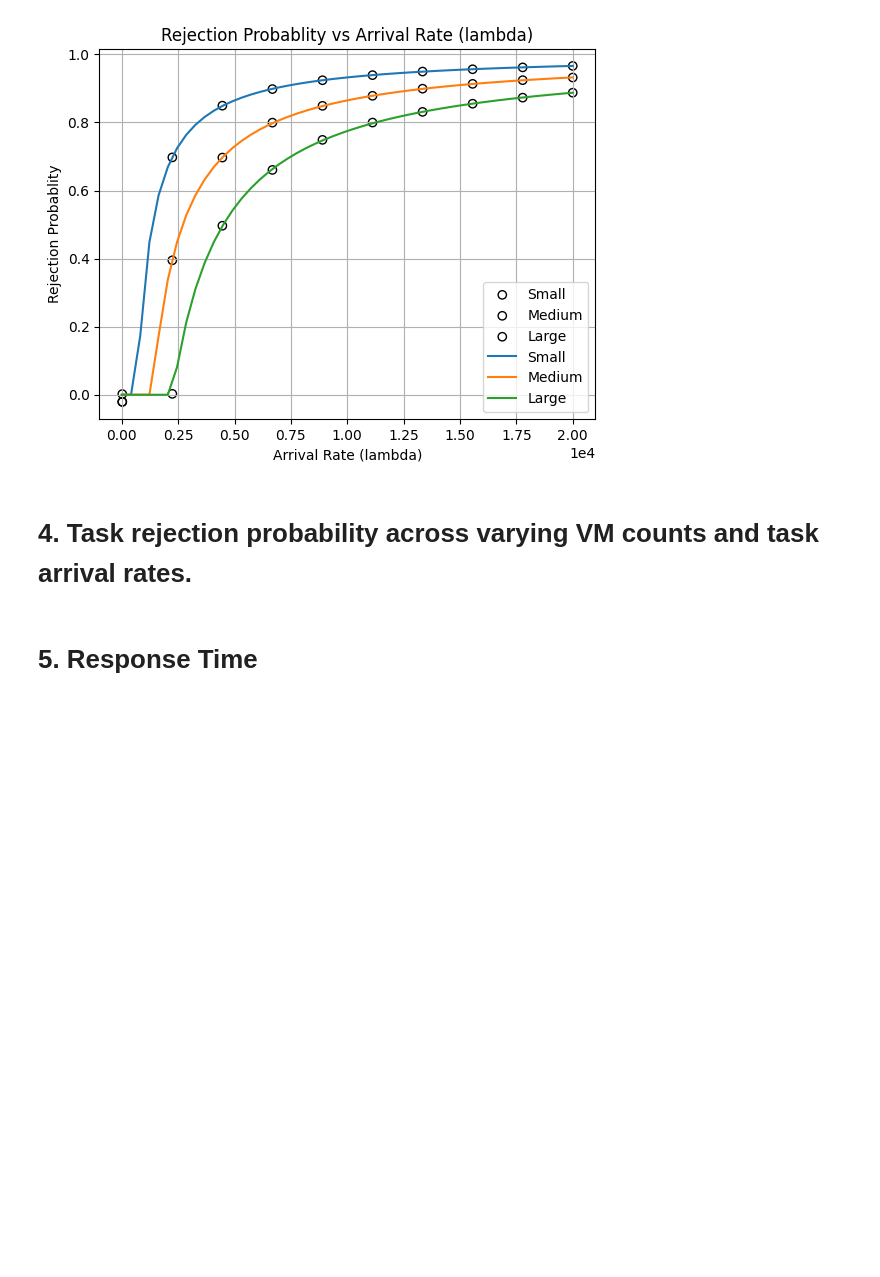
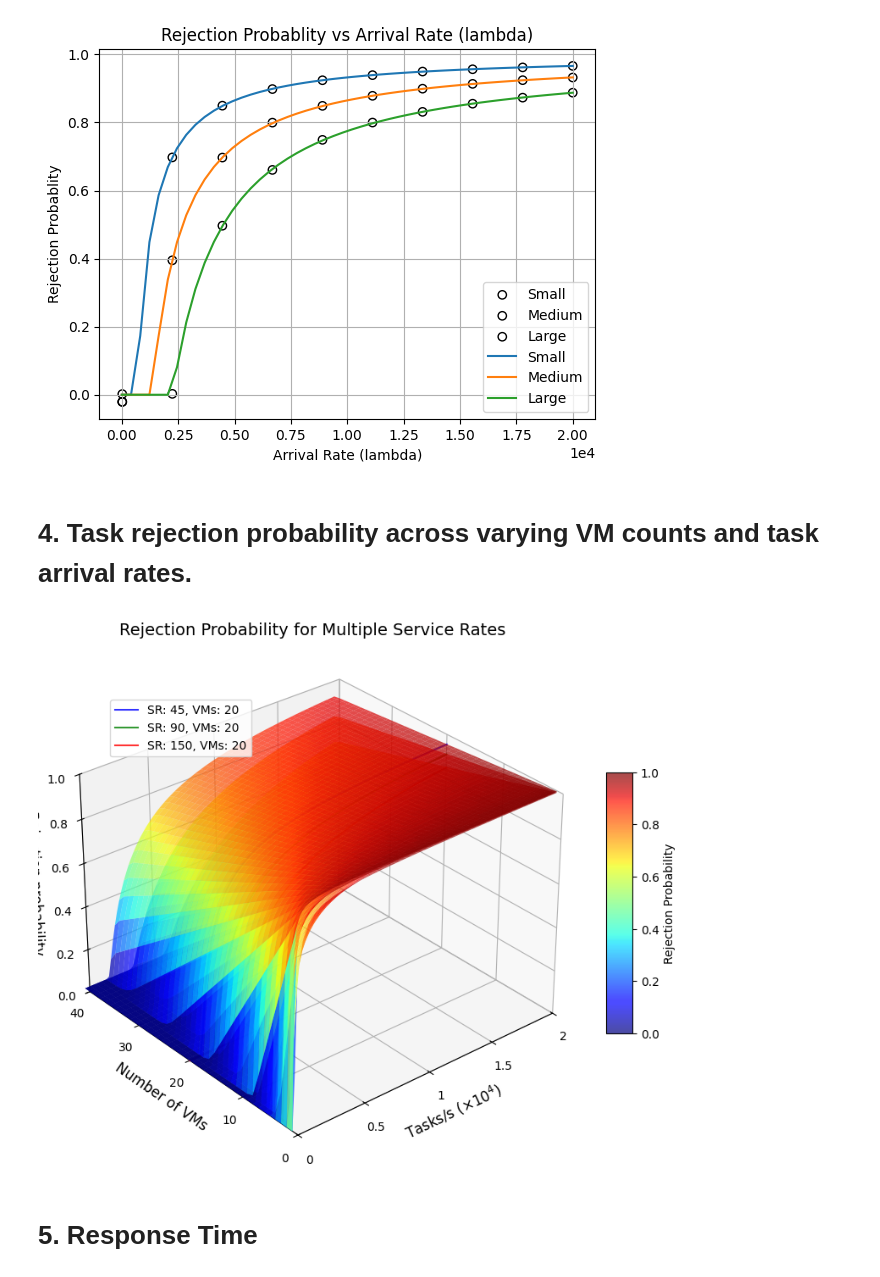
Before and after one commit to sivasurya16/adaptive-workload-management, a Jupyter notebook: analysis/analysis.ipynb, the cells around one changed output. Cells and saved outputs as stored; diff of their text form; code cells hidden in the pictures; blank space fills up the shorter version.

```diff
--- a/analysis/analysis.ipynb
+++ b/analysis/analysis.ipynb
@@ -315,3 +333,91 @@ plt.show()
+# %%
+# Service rates and colors
+service_rates = [45, 90, 150]  # Multiple service rates
+colors = ['blue', 'green', 'red']
+
+# Define lambda values and VM range
+lambda_values = np.linspace(0, 2 * 10**4, 100)
+vm_range = np.linspace(1, 41, 40)
+
+# Create meshgrid for surface plot
+X, Y = np.meshgrid(lambda_values, vm_range)
+# %%
+# Create a figure
+fig = plt.figure(figsize=(10, 8))
+ax = fig.add_subplot(111, projection='3d')
+
+# For storing the last surface for colorbar
+last_surf = None
+
+# Plot each service rate with a different colormap section
+for idx, service_rate in enumerate(service_rates):
+    # Calculate Z values (rejection probability)
+    Z = np.zeros((len(vm_range), len(lambda_values)))
+    for i, m in enumerate(vm_range):
+        m_int = int(m)  # Convert to integer for factorial calculations
+        for j, lambda_i in enumerate(lambda_values):
+            if lambda_i > 0 and m_int > 0:
+                Z[i, j] = compute_rejection_probablity(lambda_i, 1, m_int, service_rate, K)
+            elif m_int == 0:
+                Z[i, j] = 1  # Always reject when there are no VMs
+            else:
+                Z[i, j] = 0  # No rejection when no tasks arrive
+
+    # Use a single colormap
+    cmap = plt.cm.jet
+    vmin, vmax = 0, 1
+
+    # Plot surface
+    surf = ax.plot_surface(X, Y, Z, cmap=cmap, vmin=vmin, vmax=vmax,
+                          linewidth=0, antialiased=True, alpha=0.7)
+    last_surf = surf
+
+    # Add vertical lines for this service rate
+    vm_val = 20  # Use one VM value per service rate to avoid cluttering
+    vm_idx = np.where(vm_range >= vm_val)[0][0]
+    x_line = lambda_values
+    y_line = np.ones_like(lambda_values) * vm_val
+    z_line = Z[vm_idx, :]
+    ax.plot(x_line, y_line, z_line, color=colors[idx], linewidth=1.5, alpha=0.8,
+            label=f'SR: {service_rate}, VMs: {vm_val}')
+
+# Create the colorbar
+cbar = fig.colorbar(last_surf, ax=ax, shrink=0.5, aspect=10)
+cbar.set_label('Rejection Probability')
+
+# Add legend for service rates
+ax.legend(loc='upper left', bbox_to_anchor=(0.1, 0.9))
+
+# Adjust labels and ticks
+ax.set_xlabel('Tasks/s' + r' $(\times 10^4)$', fontsize=12)
+ax.set_ylabel('Number of VMs', fontsize=12)
+ax.set_zlabel('Rejection probability', fontsize=12)
+
+ax.set_xlim(0, 2 * 10**4)
+ax.set_ylim(0, 40)
+ax.set_zlim(0, 1)
+
+# X-axis: 0, 0.5, 1, 1.5, 2 (with ×10^4 in the label)
+x_ticks = np.array([0, 0.5, 1, 1.5, 2]) * 10**4
+ax.set_xticks(x_ticks)
+ax.set_xticklabels(['0', '0.5', '1', '1.5', '2'])
+
+# Y-axis: Number of VMs
+y_ticks = [0, 10, 20, 30, 40]
+ax.set_yticks(y_ticks)
+
+# Z-axis: 0 to 1 in 0.2 increments
+ax.set_zticks(np.arange(0, 1.1, 0.2))
+
+# Set view angle
+ax.view_init(elev=30, azim=-130)
+
+plt.title('Rejection Probability for Multiple Service Rates', fontsize=14)
+plt.tight_layout()
+plt.savefig('multi_service_rates_single_plot.png', dpi=300, bbox_inches='tight')
+plt.show()
+# %% [output]
+[figure, added]
 # %% [markdown]
 # 5. Response Time
 # %%
```
Also changed, not shown: parts of 7 cells of this notebook.
